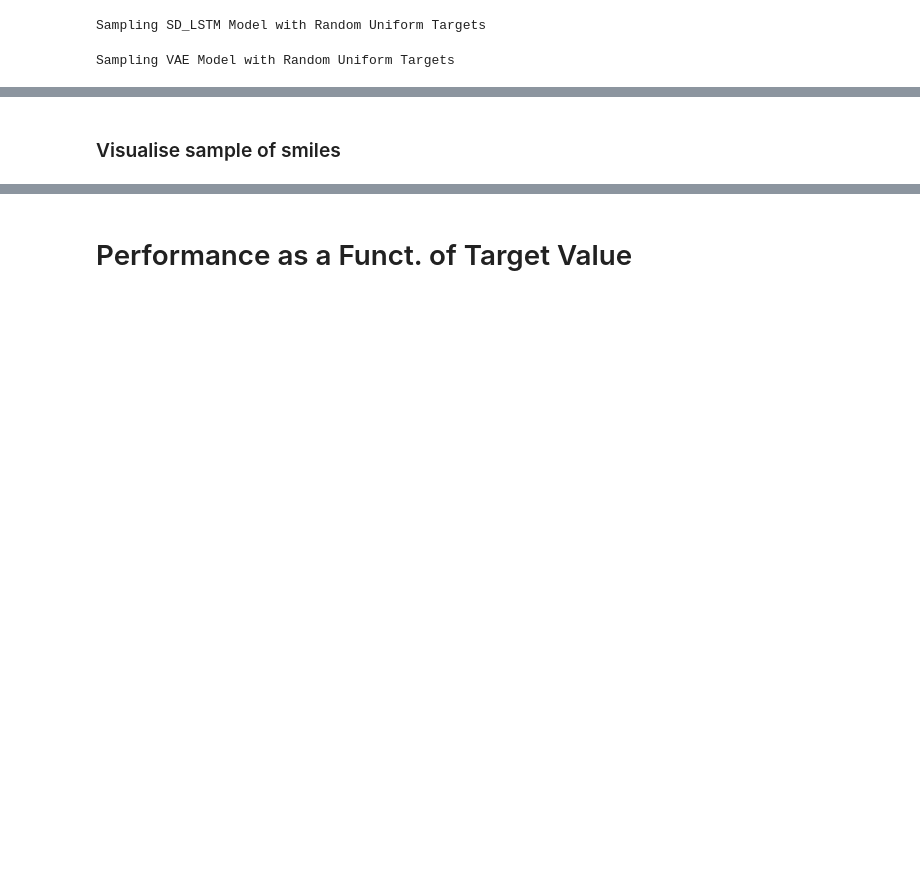
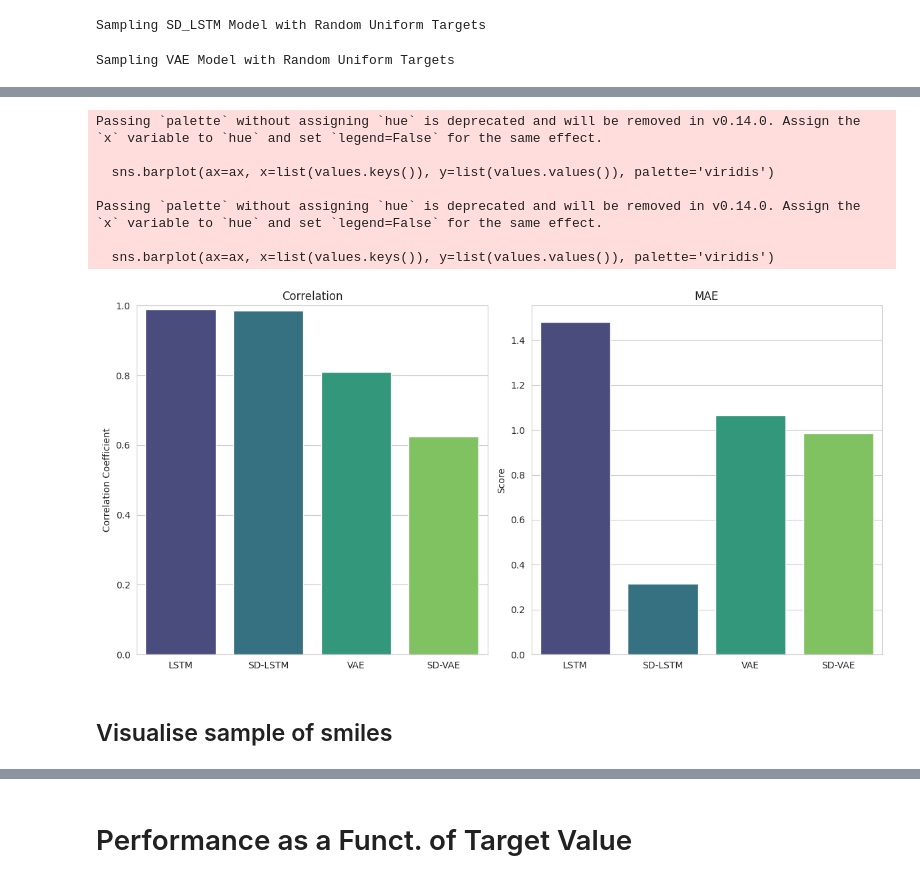
Before and after one commit to HeathArhturLouis/Rethinking-Molecular-Design-Integrating-Latent-Variable-and-Autoregressive-Models-for-Enhanced-Goal, a Jupyter notebook: Evaluation.ipynb, the cells around one changed output, grey strips where cells are left out. Cells and saved outputs as stored; diff of their text form; code cells hidden in the pictures; blank space fills up the shorter version.

```diff
--- a/Evaluation.ipynb
+++ b/Evaluation.ipynb
@@ -99,8 +105,8 @@ print(f'cLSTM Conditioned on Following Props: {lstm_mpar}')
 cLSTM Conditioned on Following Props: ['LogP']
 # %%
 # Load Vanilla VAE Model
-model_weights = 'models/VANILLA_VAE_QM9/SD_LSTM_tiny-pond-31_Epoch_64_Vl_0.366.pt'
-model_definit = 'models/VANILLA_VAE_QM9/SD_LSTM_tiny-pond-31_Epoch_56_Vl_0.365.json'
+model_weights = 'models/VANILLA_VAE_QM9/SD_LSTM_tiny-pond-31_Epoch_71_Vl_0.354.pt'
+model_definit = 'models/VANILLA_VAE_QM9/SD_LSTM_tiny-pond-31_Epoch_71_Vl_0.354.json'
 
 vae_sampler = VanillaVAEHarness(batch_size=64, device='cpu')
 vae_model = load_model(model_class=VanillaMolVAE, model_definition=model_definit, model_weights=model_weights, device='cpu')
@@ -552,2 +304,44 @@ LSTM
+# %%
+lstm_p_metrics = property_metrics(lstm_global_sample_smiles, targets, prop_names = ['LogP'])
+sd_lstm_p_metrics = property_metrics(sd_lstm_global_sample_smiles, targets, prop_names = ['LogP'])
+vae_p_metrics = property_metrics(vae_global_sample_smiles, targets, prop_names = ['LogP'])
+sd_vae_p_metrics = property_metrics(sd_vae_global_sample_smiles, targets, prop_names = ['LogP'])
+# %%
+models = ['LSTM', 'SD-LSTM', 'VAE', 'SD-VAE']
+metrics_data = {
+    'Correlation': {
+        'LSTM': lstm_p_metrics[0][0],
+        'SD-LSTM': sd_lstm_p_metrics[0][0],
+        'VAE': vae_p_metrics[0][0],
+        'SD-VAE': sd_vae_p_metrics[0][0]
+    },
+    'MAE': {
+        'LSTM': float(lstm_p_metrics[1][0]),
+        'SD-LSTM': float(sd_lstm_p_metrics[1][0]),
+        'VAE': float(vae_p_metrics[1][0]),
+        'SD-VAE': float(sd_vae_p_metrics[1][0])
+    }
+}
+
+fig, axes = plt.subplots(1, 2, figsize=(12, 6))
+sns.set_style("whitegrid")
+
+for ax, (metric, values) in zip(axes, metrics_data.items()):
+    sns.barplot(ax=ax, x=list(values.keys()), y=list(values.values()), palette='viridis')
+    ax.set_title(metric)
+    ax.set_ylabel('Score' if metric == 'MAE' else 'Correlation Coefficient')
+    ax.set_ylim(0, 1 if metric == 'Correlation' else None)  # Adjust the y-axis limit for correlation
+
+plt.tight_layout()
+plt.show()
+# %% [output]
+Passing `palette` without assigning `hue` is deprecated and will be removed in v0.14.0. Assign the `x` variable to `hue` and set `legend=False` for the same effect.
+
+  sns.barplot(ax=ax, x=list(values.keys()), y=list(values.values()), palette='viridis')
+
+Passing `palette` without assigning `hue` is deprecated and will be removed in v0.14.0. Assign the `x` variable to `hue` and set `legend=False` for the same effect.
+
+  sns.barplot(ax=ax, x=list(values.keys()), y=list(values.values()), palette='viridis')
+[figure, added]
 # %% [markdown]
-### Visualise sample of smiles
+## Visualise sample of smiles
```
Also changed, not shown: parts of 44 cells of this notebook, 4 other files.
